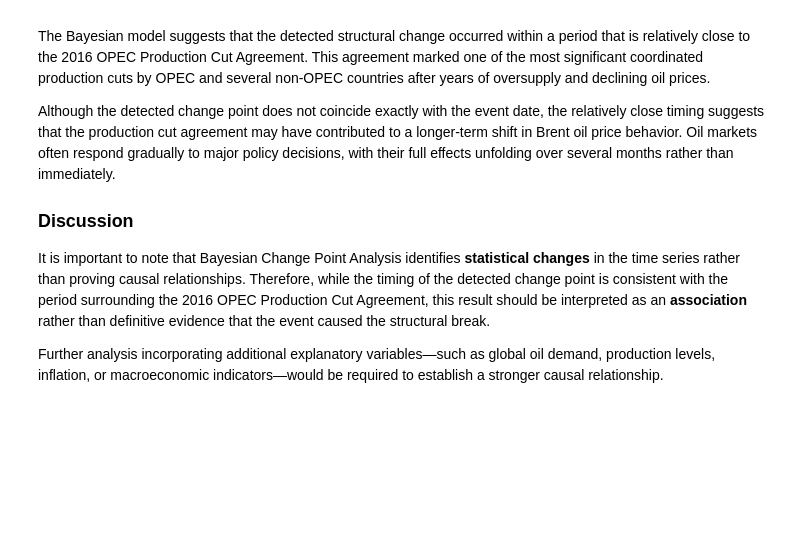
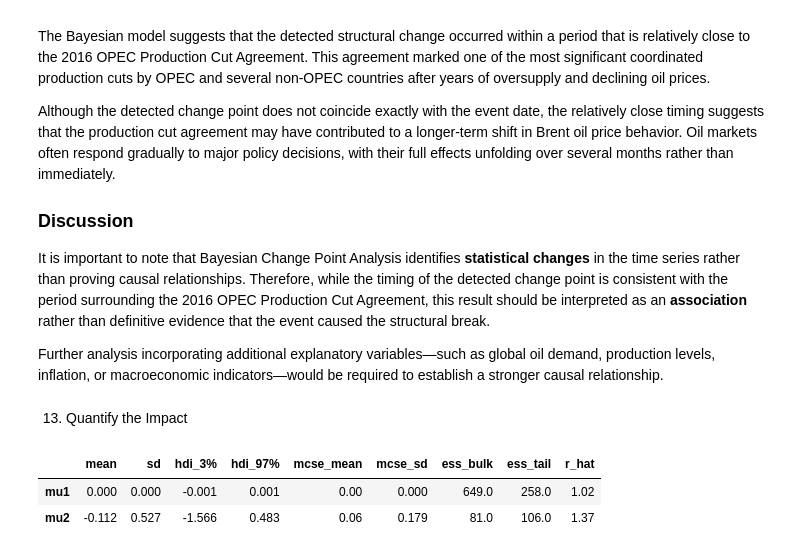
Before and after one commit to Lalisecf/brent-oil-change-point-analysis-week10, a Jupyter notebook: notebooks/task2_change_point_model.ipynb, the cells around one changed output. Saved outputs shown, nothing was run; the diff lists cells and outputs as text; code cells hidden in the pictures; blank space fills up the shorter version.

Commit message:
Quantify impact of detected structural change

```diff
--- a/notebooks/task2_change_point_model.ipynb
+++ b/notebooks/task2_change_point_model.ipynb
@@ -404,3 +404,17 @@ Although the detected change point does not coincide exactly with the event date
 It is important to note that Bayesian Change Point Analysis identifies **statistical changes** in the time series rather than proving causal relationships. Therefore, while the timing of the detected change point is consistent with the period surrounding the 2016 OPEC Production Cut Agreement, this result should be interpreted as an **association** rather than definitive evidence that the event caused the structural break.
 
 Further analysis incorporating additional explanatory variables—such as global oil demand, production levels, inflation, or macroeconomic indicators—would be required to establish a stronger causal relationship.
+# %% [markdown]
+13. Quantify the Impact
+# %%
+#Posterior statistics
+summary = az.summary(
+    trace,
+    var_names=["mu1","mu2"]
+)
+
+summary
+# %% [output]
+|  | mean | sd | hdi_3% | hdi_97% | mcse_mean | mcse_sd | ess_bulk | ess_tail | r_hat |
+| mu1 | 0.000 | 0.000 | -0.001 | 0.001 | 0.00 | 0.000 | 649.0 | 258.0 | 1.02 |
+| mu2 | -0.112 | 0.527 | -1.566 | 0.483 | 0.06 | 0.179 | 81.0 | 106.0 | 1.37 |
```
Also changed, not shown: parts of 1 cell of this notebook.
